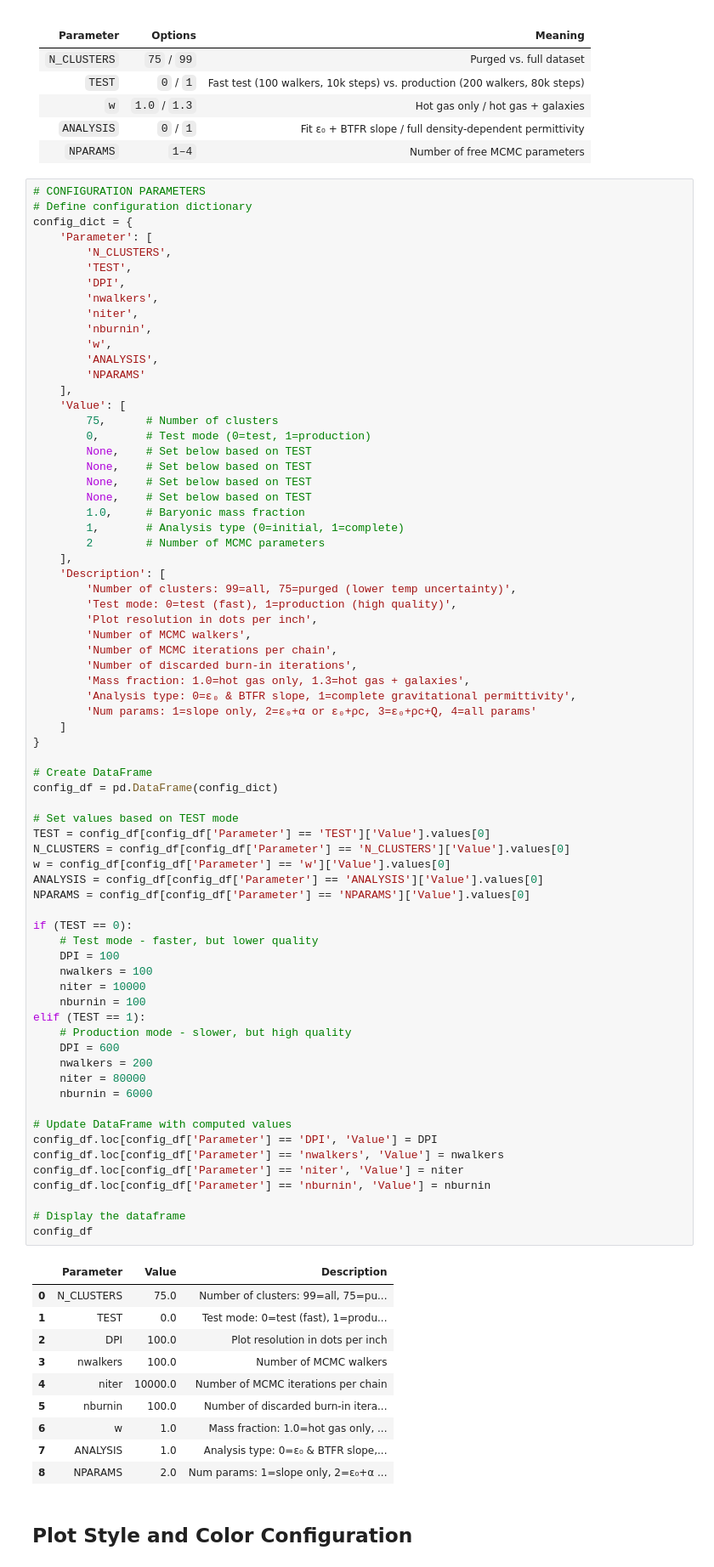
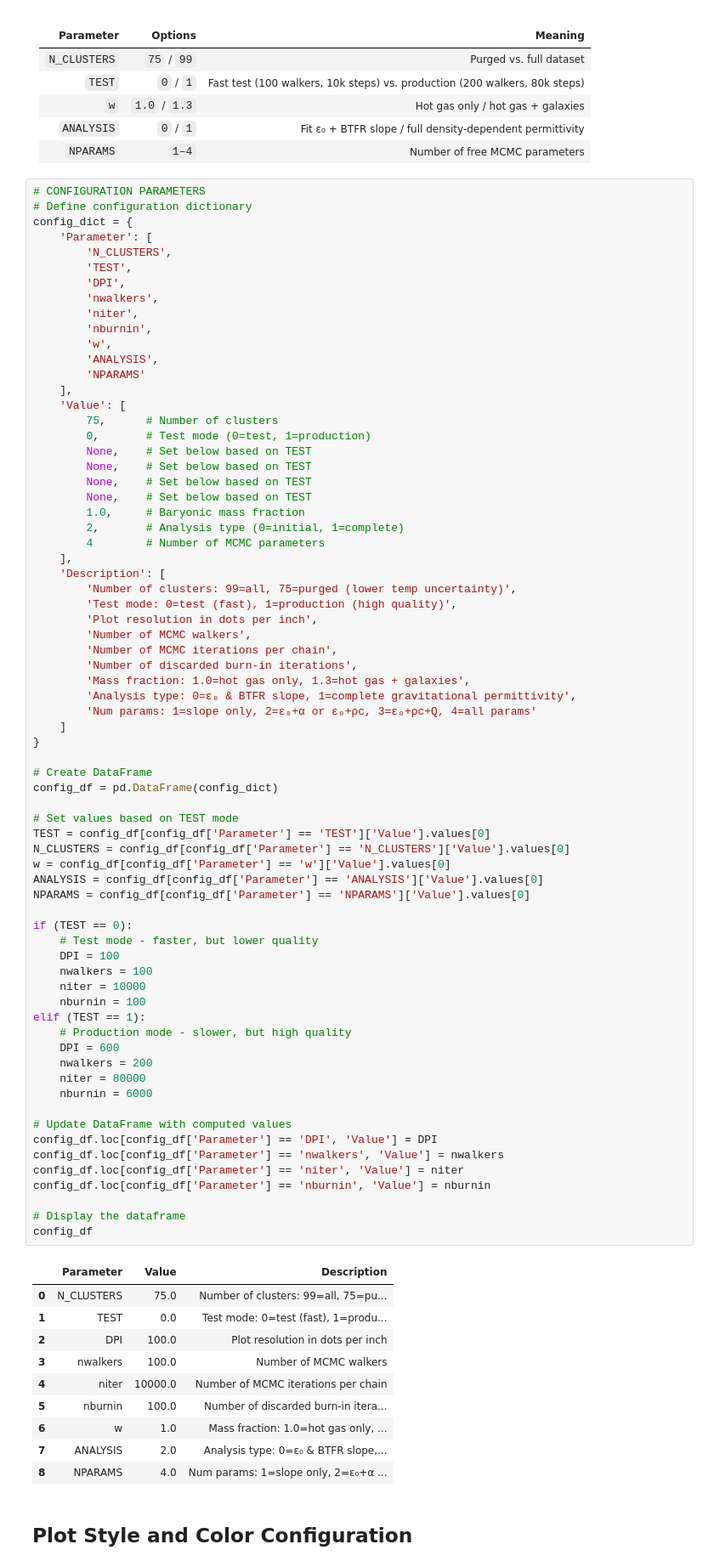
Before and after one commit to anvi-git/CODE_Physics, a Jupyter notebook: notebook.ipynb, the cells around one changed output. Shown at 85% size. Cells and saved outputs as stored; diff of their text form.

```diff
--- a/notebook.ipynb
+++ b/notebook.ipynb
@@ -53,8 +61,8 @@ config_dict = {
         None,    # Set below based on TEST
         None,    # Set below based on TEST
         1.0,     # Baryonic mass fraction
-        1,       # Analysis type (0=initial, 1=complete)
-        2        # Number of MCMC parameters
+        2,       # Analysis type (0=initial, 1=complete)
+        4        # Number of MCMC parameters
     ],
     'Description': [
         'Number of clusters: 99=all, 75=purged (lower temp uncertainty)',
@@ -82,35 +90,35 @@ NPARAMS = config_df[config_df['Parameter'] == 'NPARAMS']['Value'].values[0]
 if (TEST == 0):
     # Test mode - faster, but lower quality
     DPI = 100
     nwalkers = 100
     niter = 10000
     nburnin = 100
 elif (TEST == 1):
     # Production mode - slower, but high quality
     DPI = 600
     nwalkers = 200
     niter = 80000
     nburnin = 6000
 
 # Update DataFrame with computed values
 config_df.loc[config_df['Parameter'] == 'DPI', 'Value'] = DPI
 config_df.loc[config_df['Parameter'] == 'nwalkers', 'Value'] = nwalkers
 config_df.loc[config_df['Parameter'] == 'niter', 'Value'] = niter
 config_df.loc[config_df['Parameter'] == 'nburnin', 'Value'] = nburnin
 
 # Display the dataframe
 config_df
 # %% [output]
 |  | Parameter | Value | Description |
 | 0 | N_CLUSTERS | 75.0 | Number of clusters: 99=all, 75=pu... |
 | 1 | TEST | 0.0 | Test mode: 0=test (fast), 1=produ... |
 | 2 | DPI | 100.0 | Plot resolution in dots per inch |
 | 3 | nwalkers | 100.0 | Number of MCMC walkers |
 | 4 | niter | 10000.0 | Number of MCMC iterations per chain |
 | 5 | nburnin | 100.0 | Number of discarded burn-in itera... |
 | 6 | w | 1.0 | Mass fraction: 1.0=hot gas only, ... |
-| 7 | ANALYSIS | 1.0 | Analysis type: 0=ε₀ & BTFR slope,... |
-| 8 | NPARAMS | 2.0 | Num params: 1=slope only, 2=ε₀+α ... |
+| 7 | ANALYSIS | 2.0 | Analysis type: 0=ε₀ & BTFR slope,... |
+| 8 | NPARAMS | 4.0 | Num params: 1=slope only, 2=ε₀+α ... |
 # %% [markdown]
 ## Plot Style and Color Configuration
 # %%
```
Also changed, not shown: parts of 10 cells of this notebook.
